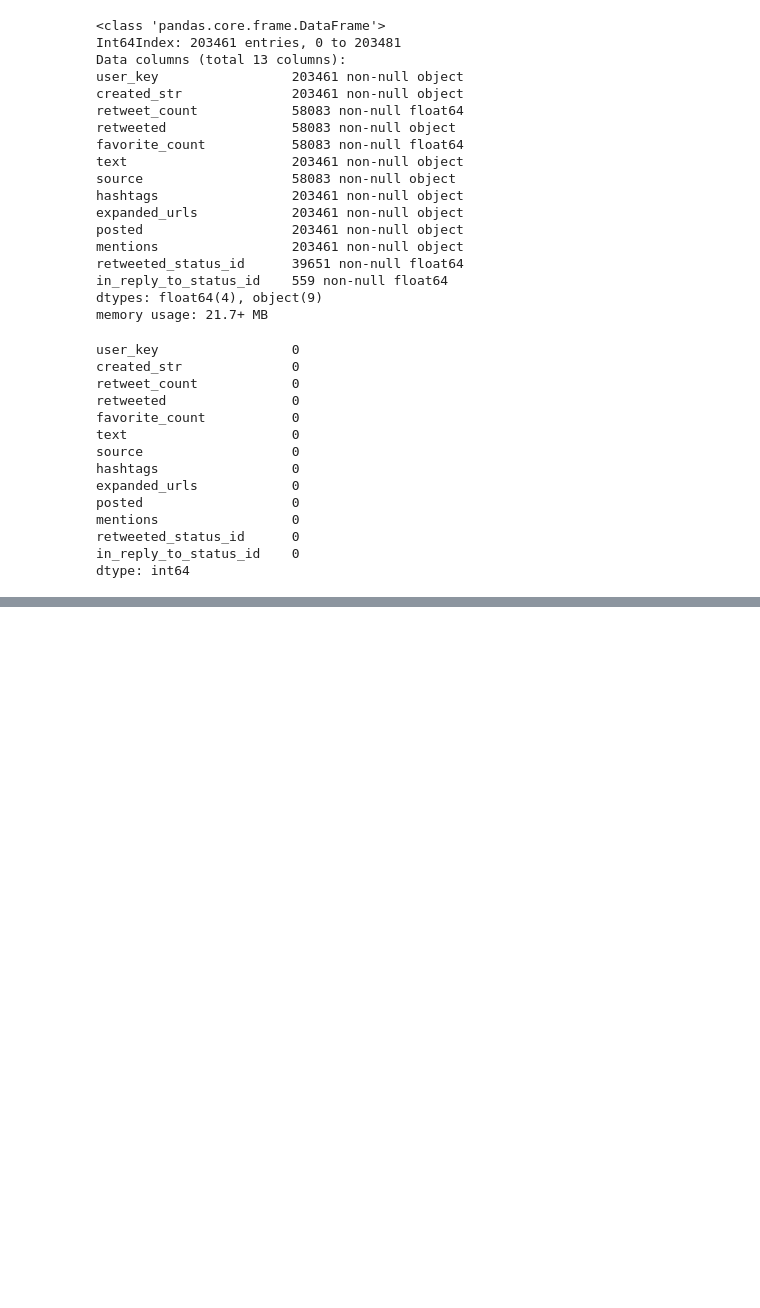
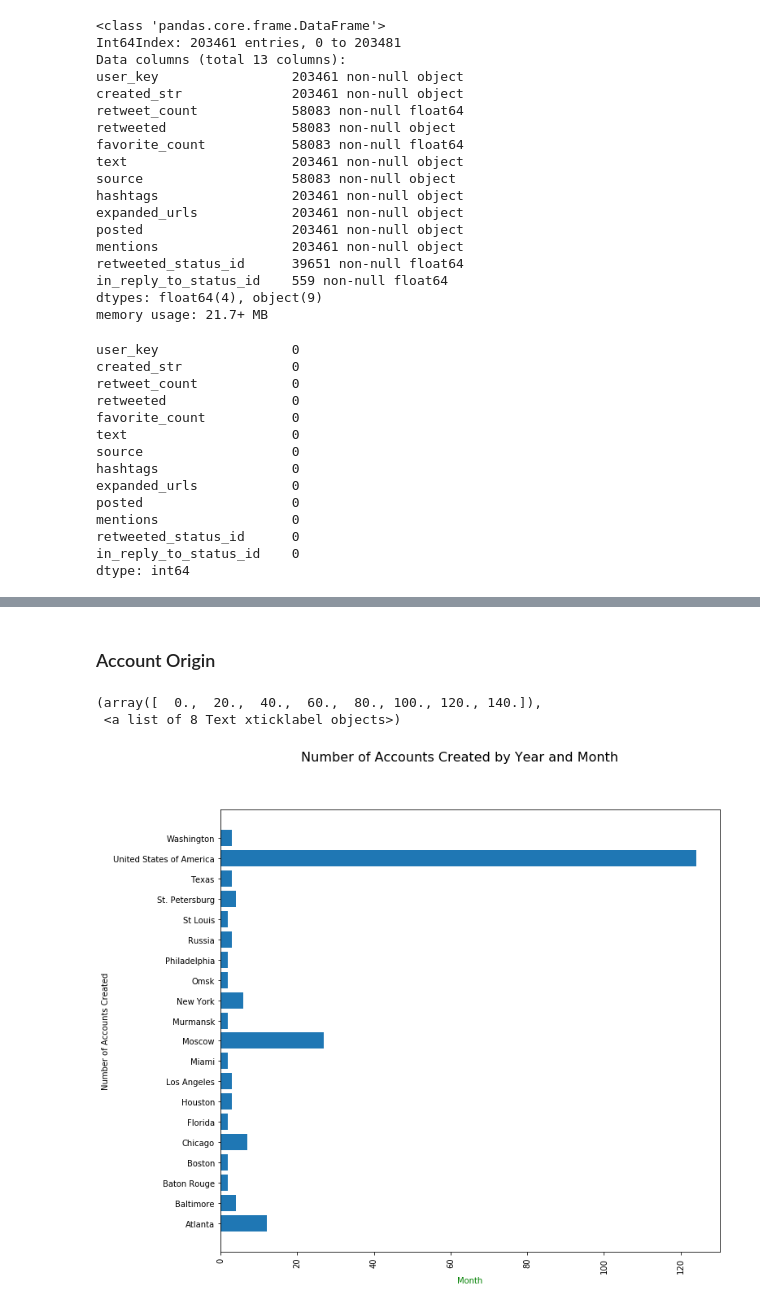
Before and after one commit to Jdeep/info212project, a Jupyter notebook: Russian Tweets Project.ipynb, the cells around one changed output, grey strips where cells are left out. Drawn from its saved outputs; the diff is of its cells as text; code cells hidden in the pictures; blank space fills up the shorter version.

```diff
--- a/Russian Tweets Project.ipynb
+++ b/Russian Tweets Project.ipynb
@@ -91,0 +100,9 @@ twitter_user
+# %%
+# in the location column consolidate locations to the same name
+# example 'Moscow, Russia' and 'Moscow' should both be 'Moscow'
+# The country can be removed by removing the sub string after the comma
+i = 0
+for location in twitter_user['location'].values:
+    head, sep, tail = location.partition(',')
+    twitter_user['location'].values[i] = head
+    i = i+1
@@ -91,0 +111,12 @@ twitter_user
+# %%
+twitter_user['location'].replace({'USA':'United States of America',
+                                  'usa':'United States of America',
+                                  'US':'United States of America',
+                                  'us':'United States of America',
+                                  'United States':'United States of America',
+                                  'united state':'United States of America',
+                                  'America':'United States of America',
+                                  'america':'United States of America',
+                                  'murica':'United States of America',
+                                  'Murica':'United States of America',
+                                  'united states of america':'United States of America'}, inplace = True)
@@ -152,0 +300,15 @@ top_20_df = pd.DataFrame({'text':retweets.index, 'retweets':retweets.values})
+# %% [markdown]
+### Account Origin
+# %%
+#plot graph about accounts created by time
+fig = plt.figure(figsize=(11,10))
+fig.suptitle('Number of Accounts Created by Year and Month ', fontsize=16)
+axis3 = fig.add_subplot(111)
+axis3.barh(twitter_user['location'].value_counts().index[:20], twitter_user['location'].value_counts()[:20])
+axis3.set_ylabel('Number of Accounts Created')
+axis3.set_xlabel('Month', color='g')
+plt.xticks(rotation=90)
+# %% [output]
+(array([  0.,  20.,  40.,  60.,  80., 100., 120., 140.]),
+ <a list of 8 Text xticklabel objects>)
+[figure, added]
```
Also changed, not shown: parts of 40 cells of this notebook.
